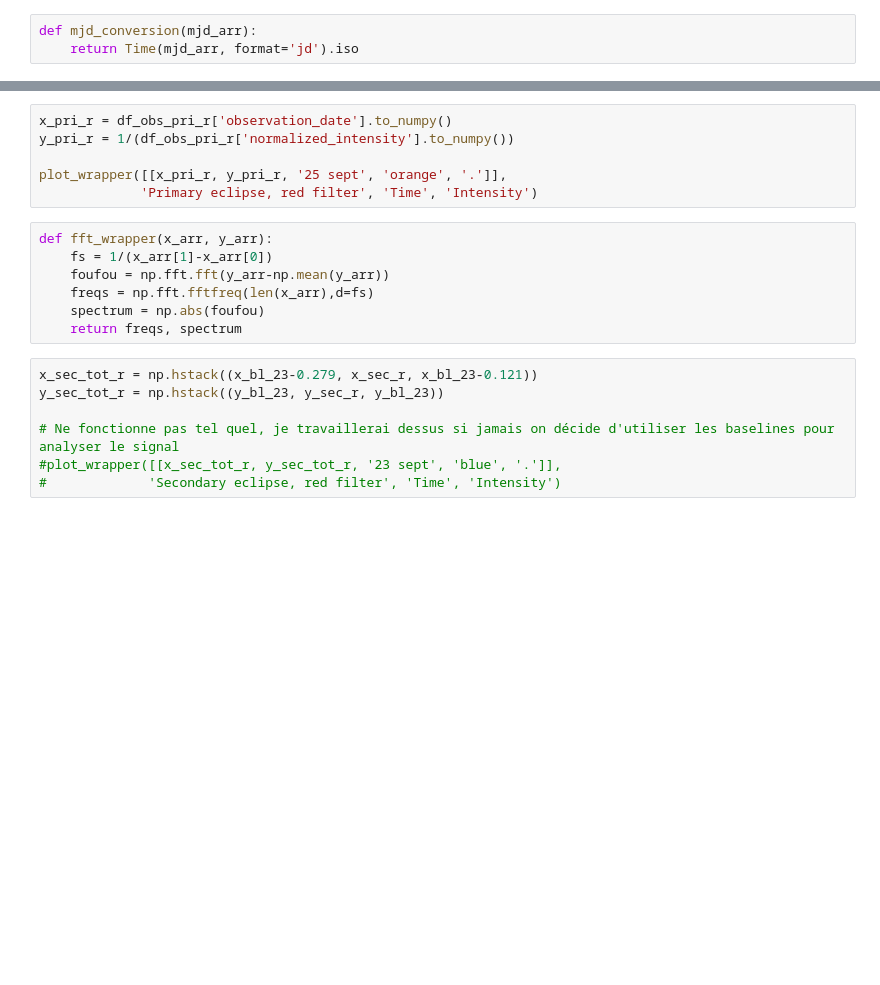
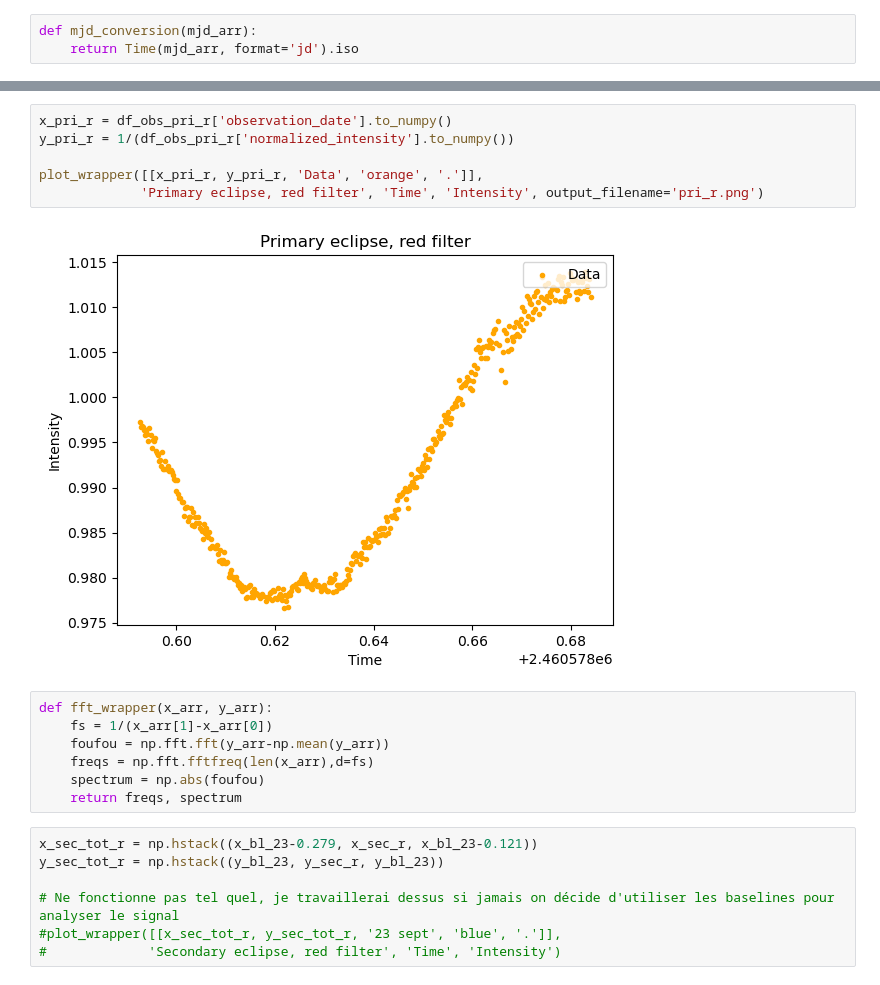
Before and after one commit to jakbay/ohp_binaire_a_eclipses, a Jupyter notebook: Ajustement_donnees.ipynb, the cells around one changed output, grey strips where cells are left out. Cells and saved outputs as stored; diff of their text form; blank space fills up the shorter version.

```diff
--- a/Ajustement_donnees.ipynb
+++ b/Ajustement_donnees.ipynb
@@ -62,9 +73,11 @@ plot_wrapper([[x_sec_g, y_sec_g, '24 sept', 'orange', '.']],
 # %%
 x_pri_r = df_obs_pri_r['observation_date'].to_numpy()
 y_pri_r = 1/(df_obs_pri_r['normalized_intensity'].to_numpy())
 
-plot_wrapper([[x_pri_r, y_pri_r, '25 sept', 'orange', '.']],
-             'Primary eclipse, red filter', 'Time', 'Intensity')
+plot_wrapper([[x_pri_r, y_pri_r, 'Data', 'orange', '.']],
+             'Primary eclipse, red filter', 'Time', 'Intensity', output_filename='pri_r.png')
+# %% [output]
+[figure, added]
 # %%
 def fft_wrapper(x_arr, y_arr):
     fs = 1/(x_arr[1]-x_arr[0])
```
Also changed, not shown: parts of 10 cells of this notebook.
